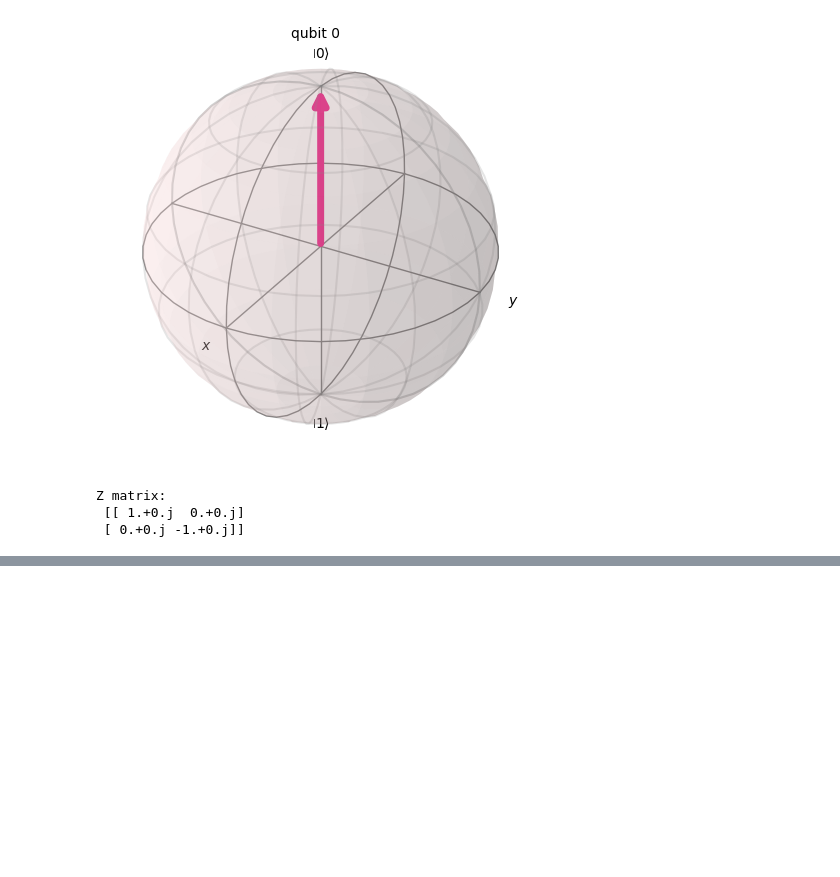
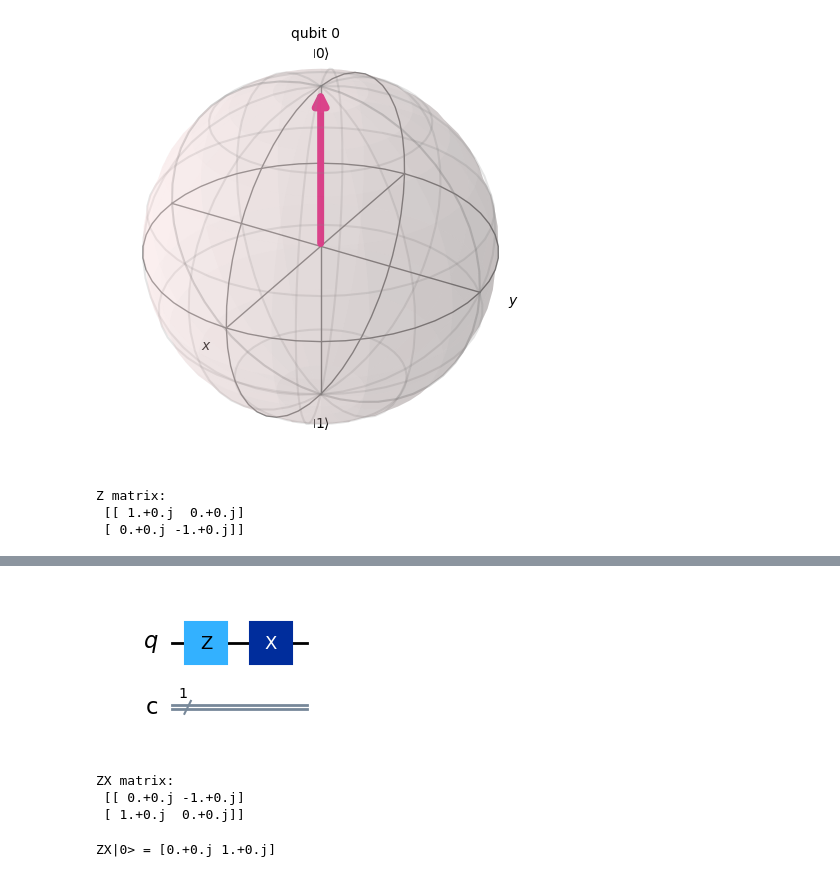
Before and after one commit to GitHarsh19/Qiskit, a Jupyter notebook: practice_1.ipynb, the cells around one changed output, grey strips where cells are left out. Saved outputs shown, nothing was run; the diff lists cells and outputs as text; code cells hidden in the pictures; blank space fills up the shorter version.

```diff
--- a/practice_1.ipynb
+++ b/practice_1.ipynb
@@ -140,0 +186,10 @@ Z matrix:
+# %%
+zx_qc.draw('mpl')
+# %% [output]
+[figure, added]
+# %%
+print("ZX matrix:\n", Operator(zx_qc).data)
+# %% [output]
+ZX matrix:
+ [[ 0.+0.j -1.+0.j]
+ [ 1.+0.j  0.+0.j]]
@@ -140,0 +198,4 @@ Z matrix:
+# %%
+print("ZX|0> =", sv_zx.data)
+# %% [output]
+ZX|0> = [0.+0.j 1.+0.j]
```
Also changed, not shown: parts of 13 cells of this notebook.
